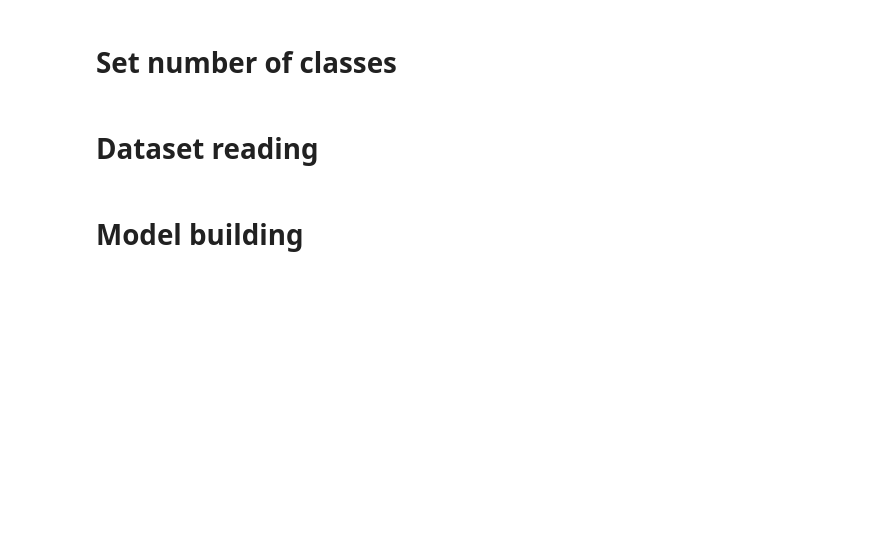
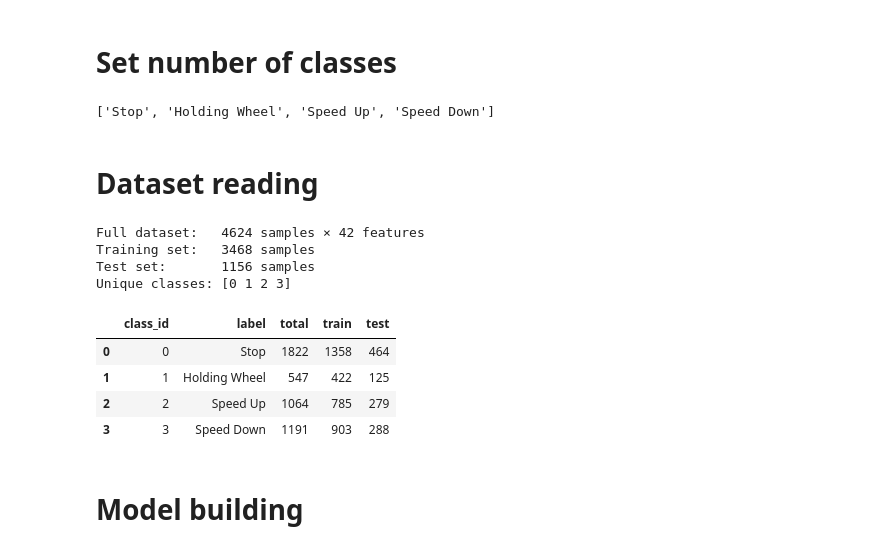
Before and after one commit to yunusdanabas/hand_steer_sim, a Jupyter notebook: hand_steer_sim/model/steering_mode/notebooks/keypoint_classification.ipynb, the cells around one changed output. Saved outputs shown, nothing was run; the diff lists cells and outputs as text; code cells hidden in the pictures; blank space fills up the shorter version.

```diff
--- a/hand_steer_sim/model/steering_mode/notebooks/keypoint_classification.ipynb
+++ b/hand_steer_sim/model/steering_mode/notebooks/keypoint_classification.ipynb
@@ -20,3 +26,14 @@ NUM_CLASSES = 3
+# %%
+label_csv      = f'{base_path}/hand_steer_sim/model/steering_mode/keypoint_classifier/keypoint_classifier_label.csv'
+
+with open(label_csv, encoding="utf-8-sig") as f:
+    label_names = [l.strip() for l in f]
+
+print(label_names)
+
+assert len(label_names) == NUM_CLASSES
+# %% [output]
+['Stop', 'Holding Wheel', 'Speed Up', 'Speed Down']
 # %% [markdown]
 # Dataset reading
 # %%
@@ -25,6 +42,41 @@ X_dataset = np.loadtxt(dataset, delimiter=',', dtype='float32', usecols=list(ran
 y_dataset = np.loadtxt(dataset, delimiter=',', dtype='int32', usecols=(0))
 # %%
 X_train, X_test, y_train, y_test = train_test_split(X_dataset, y_dataset, train_size=0.75, random_state=RANDOM_SEED)
+# %%
+import pandas as pd
+import matplotlib.pyplot as plt
+import numpy as np
+
+# 1) Print basic shapes
+print(f"Full dataset:   {X_dataset.shape[0]} samples × {X_dataset.shape[1]} features")
+print(f"Training set:   {X_train.shape[0]} samples")
+print(f"Test set:       {X_test.shape[0]} samples")
+print(f"Unique classes: {np.unique(y_dataset)}\n")
+
+# 2) Build a summary table of class counts
+classes, total_counts = np.unique(y_dataset,   return_counts=True)
+_,      train_counts = np.unique(y_train,     return_counts=True)
+_,      test_counts  = np.unique(y_test,      return_counts=True)
+
+df_summary = pd.DataFrame({
+    "class_id":  classes,
+    "label":     [label_names[c] for c in classes],
+    "total":     total_counts,
+    "train":     train_counts,
+    "test":      test_counts,
+})
+# Display as table
+df_summary
+# %% [output]
+Full dataset:   4624 samples × 42 features
+Training set:   3468 samples
+Test set:       1156 samples
+Unique classes: [0 1 2 3]
+|  | class_id | label | total | train | test |
+| 0 | 0 | Stop | 1822 | 1358 | 464 |
+| 1 | 1 | Holding Wheel | 547 | 422 | 125 |
+| 2 | 2 | Speed Up | 1064 | 785 | 279 |
+| 3 | 3 | Speed Down | 1191 | 903 | 288 |
 # %% [markdown]
 # Model building
 # %%
```
Also changed, not shown: parts of 11 cells of this notebook, 21 other files.
